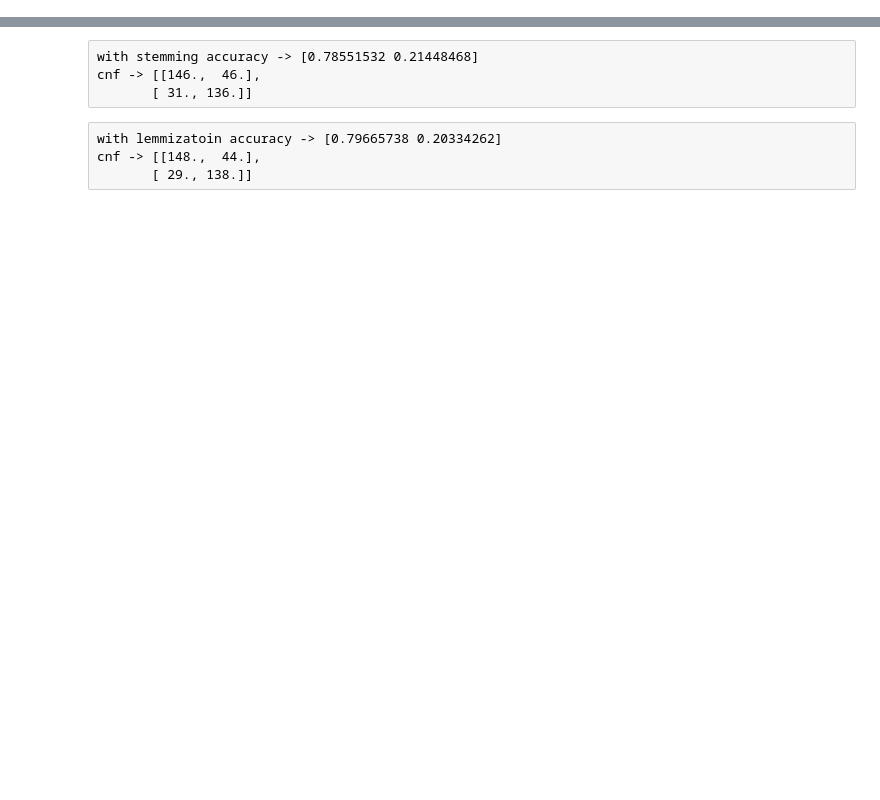
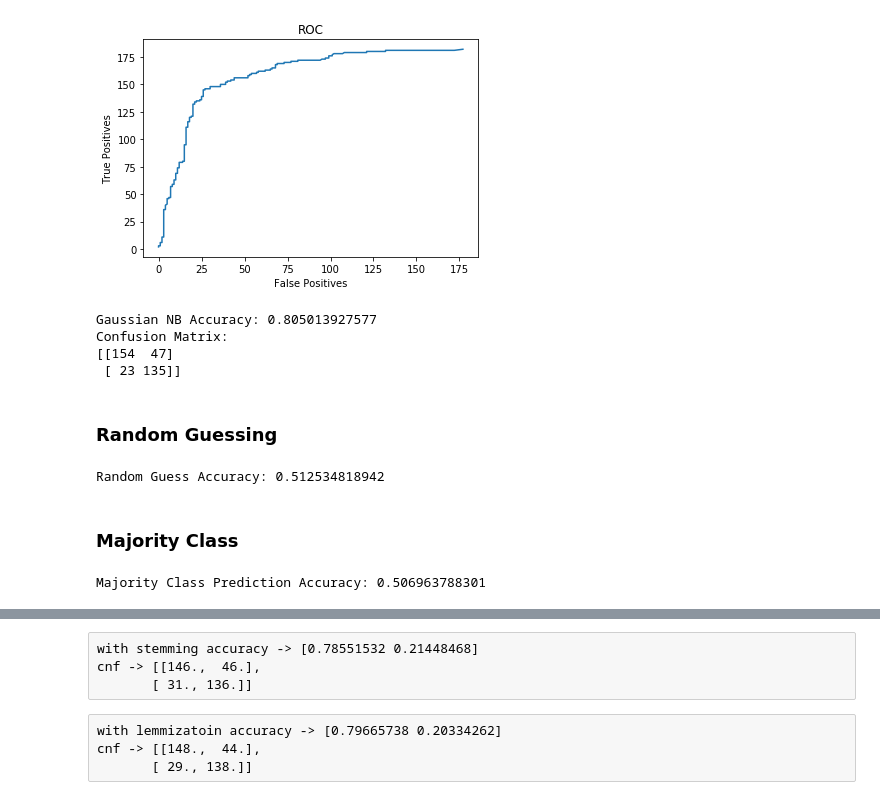
Before and after one commit to Dhull442/NaiveBayes-SVM, a Jupyter notebook: Question1.ipynb, the cells around one changed output, grey strips where cells are left out. Drawn from its saved outputs; the diff is of its cells as text; code cells hidden in the pictures; blank space fills up the shorter version.

```diff
--- a/Question1.ipynb
+++ b/Question1.ipynb
@@ -124,0 +80,69 @@ print(error/total)
+# %%
+def fptp(lim,tY):
+    R = np.asarray([4 if (p > lim) else 0 for p in Probabs])
+    un = np.where(R!=tind)[0]
+    FP = len(np.where(R[un]==4)[0])
+    eq = np.where(R==tind)[0]
+    TP = len(np.where(R[eq]==4)[0])
+    return (TP,FP)
+# %%
+N = 10000
+# %%
+TPs = []
+FPs = []
+LIM = np.arange(N).astype(float)/float(N)
+# %%
+for lim in LIM:
+    (tp,fp) = fptp(lim,tind)
+    TPs.append(tp)
+    FPs.append(fp)
+# %%
+plt.plot(FPs,TPs)
+plt.xlabel("False Positives")
+plt.ylabel("True Positives")
+plt.title("ROC")
+plt.savefig("roc.png")
+# %% [output]
+[figure, added]
+# %%
+# Testing
+Correct = 0.0
+cnfmat = np.zeros((2,2)).astype(int)
+R = [4 if (py4x(set(comm.split())) > 0.5) else 0 for comm in tcomment]
+Correct=len(np.where(R == tind)[0])
+# Confusion Matrix
+for i in range(0,len(R)):
+    cnfmat[R[i]/4][tind[i]/4]+=1
+Accuracy = Correct/float(len(tind))
+print("Gaussian NB Accuracy: "+str(Accuracy))
+print("Confusion Matrix: ")
+print(cnfmat)
+# %% [output]
+Gaussian NB Accuracy: 0.805013927577
+Confusion Matrix:
+[[154  47]
+ [ 23 135]]
+# %% [markdown]
+### Random Guessing
+# %%
+# part(b) Baseline accuracy
+# random guessing
+# Theoretically must be 0.5 with very large data set
+import random
+Correct = 0.0
+R = [4 if (random.random() > 0.5) else 0 for v in tcomment]
+Correct = len(np.where(R==tind)[0])
+Accuracy = Correct/float(len(tind))
+print("Random Guess Accuracy: "+str(Accuracy))
+# %% [output]
+Random Guess Accuracy: 0.512534818942
+# %% [markdown]
+### Majority Class
+# %%
+R = 4* np.ones_like(tind)
+Correct = len(np.where(R == tind)[0])
+Accuracy = Correct/float(len(tind))
+print("Majority Class Prediction Accuracy: "+str(Accuracy))
+#equal to the num of majority class present.
+# %% [output]
+Majority Class Prediction Accuracy: 0.506963788301
```
Also changed, not shown: parts of 58 cells of this notebook, 4 other files.
